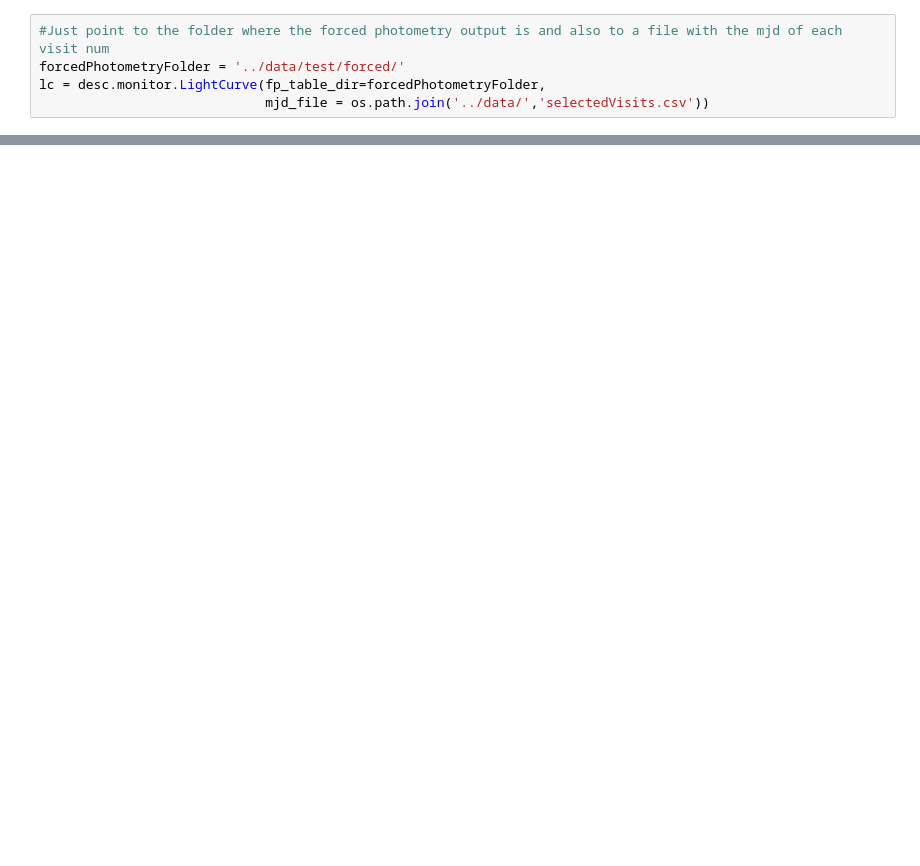
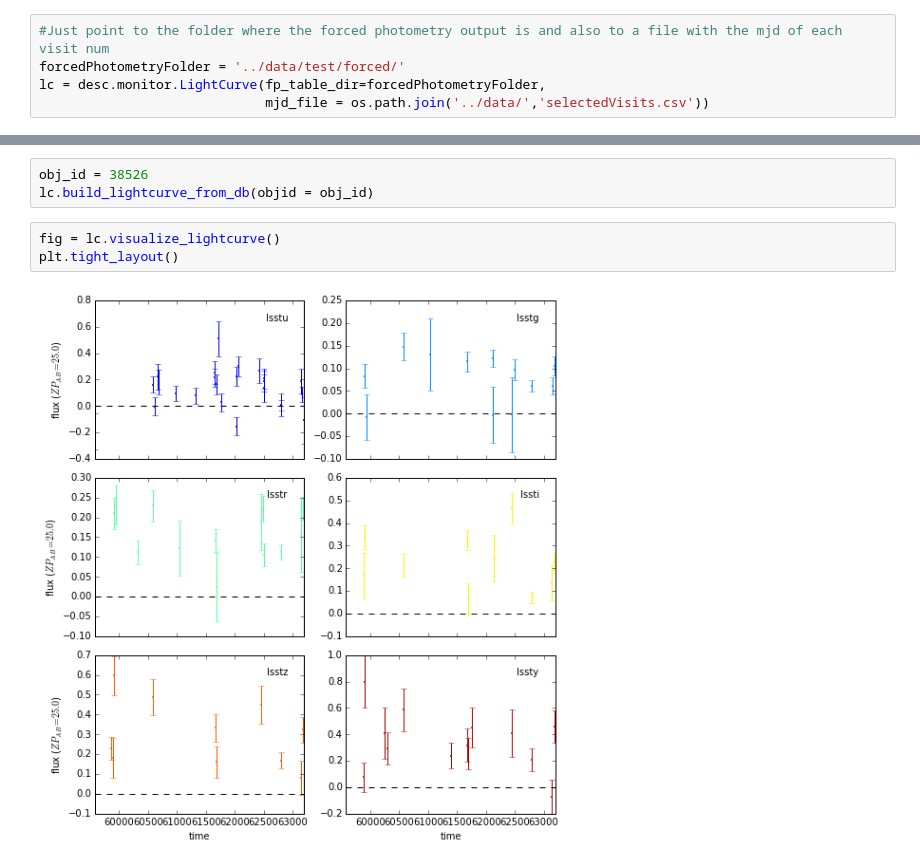
Before and after one commit to LSSTDESC/Monitor, a Jupyter notebook: examples/lightcurve_example.ipynb, the cells around one changed output, grey strips where cells are left out. Drawn from its saved outputs; the diff is of its cells as text; blank space fills up the shorter version.

```diff
--- a/examples/lightcurve_example.ipynb
+++ b/examples/lightcurve_example.ipynb
@@ -18,0 +38,8 @@ fig = lc.visualize_lightcurve()
+# %%
+obj_id = 38526
+lc.build_lightcurve_from_db(objid = obj_id)
+# %%
+fig = lc.visualize_lightcurve()
+plt.tight_layout()
+# %% [output]
+[figure, added]
```
Also changed, not shown: parts of 9 cells of this notebook, 2 other files.
